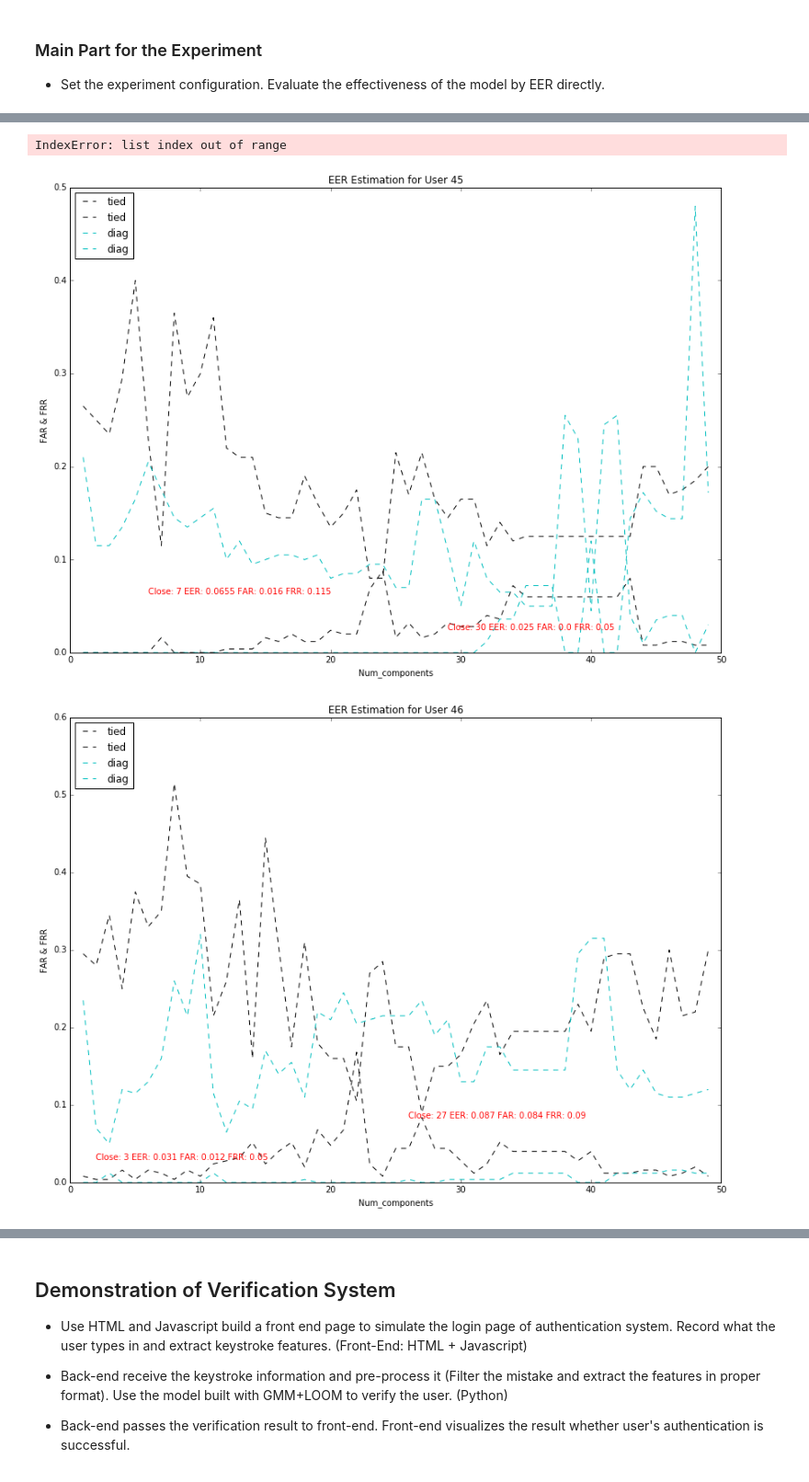
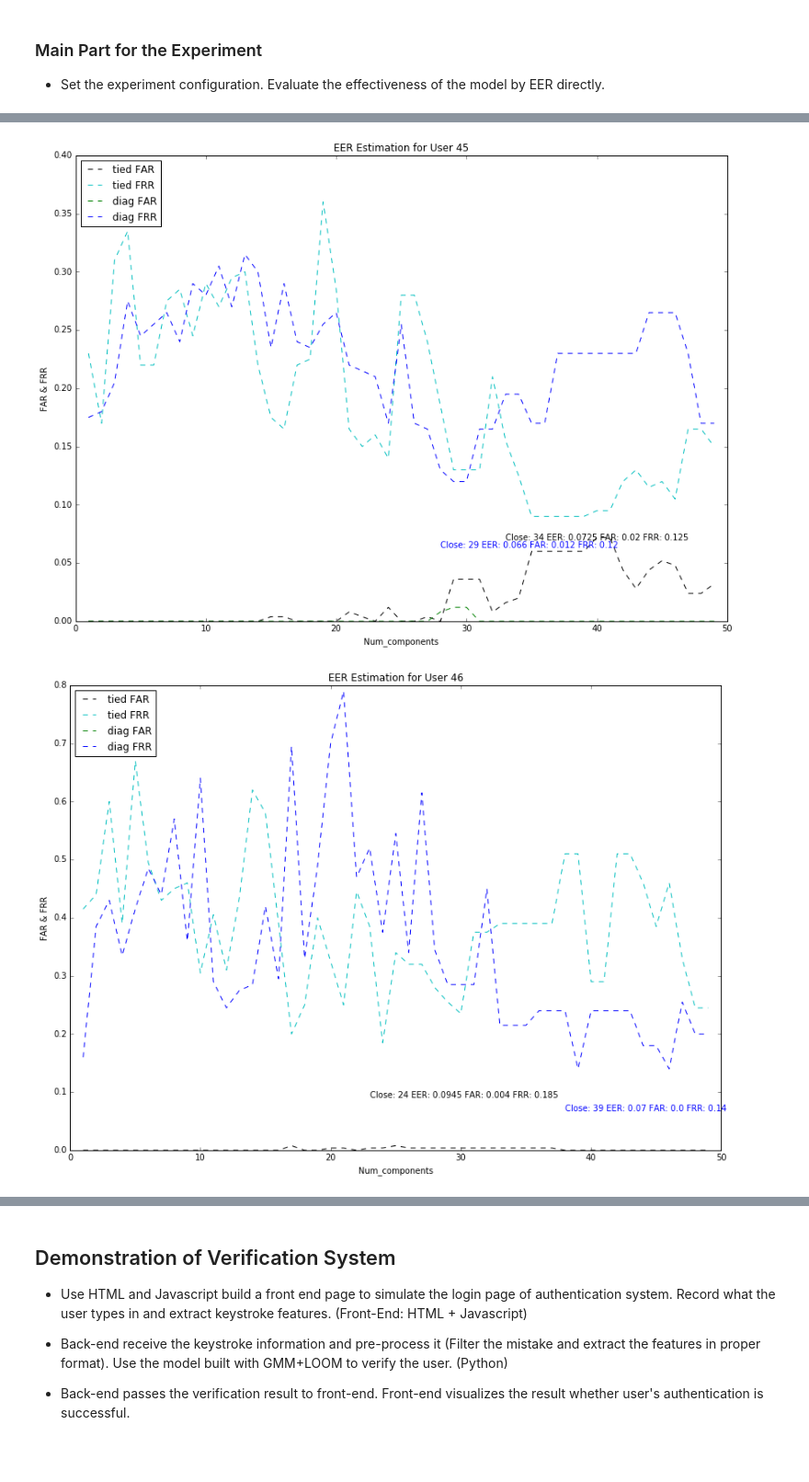
Before and after one commit to pysherlock/KeystrokeWeb, a Jupyter notebook: Demo.ipynb, the cells around one changed output, grey strips where cells are left out. Shown at 92% size. Drawn from its saved outputs; the diff is of its cells as text; code cells hidden in the pictures.

```diff
--- a/Demo.ipynb
+++ b/Demo.ipynb
@@ -484,10 +482,10 @@ sklearn.cross_validation.KFold(n=400, n_folds=2, shuffle=True, random_state=None
 import random;
 from time import clock;
 
-user_range = range(45,50) ##  range of user. Totally 51 users
+user_range = range(45,47) ##  range of user. Totally 51 users
 n_components_range = range(1, 50); ## num_components: 1~50
 K_range = np.arange(0.01, 2.01, 0.02); ## 0.01~1.99, variance is 0.02
-color_list = ['k', 'c', 'g', 'b'];
+color_list = ['k', 'y', 'g', 'b'];
 covariances=['spherical', 'diag', 'full', 'tied'];
 
 ## For debug
@@ -542,7 +540,6 @@ for index_user in user_range: ## Try the first 10 user
             Scores = np.array(Scores).ravel();
             mean = np.mean(Scores);
             std = np.std(Scores);
-            # print "mean: ", mean, " std: ", std;
 
             scores_imposter = [model.score(imposter_user[i].reshape(1,-1)) for i in range(len(imposter_user))];
             scores_genuine = [model.score(genuine_user[i].reshape(1,-1)) for i in range(len(genuine_user))];
@@ -585,7 +582,7 @@ for index_user in user_range: ## Try the first 10 user
             EER.append(eer);
             FAR.append(eer_far);
             FRR.append(eer_frr);
-            plt.text(num_components, eer*1.01, 'K: '+str(eer_k));
+#             plt.text(num_components, eer*1.01, 'K: '+str(eer_k));
 #             plt.text(num_components, eer*1.01, 'K: '+str(eer_k)+' FAR: '+str(eer_far)+' FRR: '+str(eer_frr));
 
         #### End of n_components Loop
@@ -601,7 +598,7 @@ for index_user in user_range: ## Try the first 10 user
 
         plt.plot(n_components_range, EER, '--', color=color, label=covar_type);
         plt.text(opt_pos, min_eer*0.96, 'Optimal: '+str(opt_pos+1)+' EER: '+str(min_eer)
-                 +' FAR: '+str(FAR[opt_pos])+' FRR: '+str(FRR[opt_pos]), color = 'r');
+                 +' FAR: '+str(FAR[opt_pos])+' FRR: '+str(FRR[opt_pos]), color = color);
 
     #### End of covar_type Loop
 
@@ -659,11 +653,11 @@ from time import clock;
 user_range = range(45,47) ##  range of user. Totally 51 users
 n_components_range = range(1, 50); ## num_components: 1~50
 K_range = np.arange(0.01, 2.01, 0.02); ## 0.01~1.99, variance is 0.02
-# color_list = ['k', 'c', 'g', 'b'];
+big_color_list = [['k', 'c'], ['g', 'b']];
 # covariances=['spherical', 'diag', 'full', 'tied'];
 
 ## For debug
-color_list = ['k', 'c'];
+color_list = ['k', 'b'];
 covariances = ['tied','diag'];
 
 Opt_n_components = dict((covar_type, []) for covar_type in covariances);
@@ -690,7 +684,7 @@ for index_user in user_range: ## Try the first 10 user
 
     # Grid search on K, covar_type, n_components (Implemented by myself)
     #### Covar_type Loop
-    for covar_type, color in zip(covariances, color_list):
+    for index_covar, (covar_type, color) in enumerate(zip(covariances, color_list)):
         print "Covar_type: ", covar_type;
         EER, K_Seq = [], [];
         FAR, FRR =[], [];
@@ -761,10 +755,10 @@ for index_user in user_range: ## Try the first 10 user
         Opt_n_components[covar_type].append(opt_pos+1); ## The n_components of the model under this cover_type with minimal EER
         Opt_EER[covar_type].append(min_eer); ## The minimal EER under this cover_type in the n_components range(1,50)
 
-        plt.plot(n_components_range, FAR, '--', color=color, label=covar_type);
-        plt.plot(n_components_range, FRR, '--', color=color, label=covar_type);
+        plt.plot(n_components_range, FAR, '--', color=big_color_list[index_covar][0], label=covar_type+" FAR");
+        plt.plot(n_components_range, FRR, '--', color=big_color_list[index_covar][1], label=covar_type+" FRR");
         plt.text(opt_pos, min_eer*0.96, 'Close: '+str(opt_pos+1)+' EER: '+str(min_eer)
-                 +' FAR: '+str(FAR[opt_pos])+' FRR: '+str(FRR[opt_pos]), color = 'r');
+                 +' FAR: '+str(FAR[opt_pos])+' FRR: '+str(FRR[opt_pos]), color = color);
 
     #### End of covar_type Loop
 
@@ -775,22 +769,22 @@ for index_user in user_range: ## Try the first 10 user
 #### End of User Loop
 
 ## Show the optimal EER of different Users
-plt.figure(figsize=(10, 10));
-bars_eer = [];
-for index, (covar_type, color) in enumerate(zip(covariances, color_list)):
-    xpos = np.array(user_range)+.2*index;
-    bars_eer.append((plt.bar(xpos, Opt_EER[covar_type], width=.2, color=color)));
-    plt.plot(np.array(user_range)+.2*index, Opt_EER[covar_type], '--', color=color, label=covar_type);
+# plt.figure(figsize=(10, 10));
+# bars_eer = [];
+# for index, (covar_type, color) in enumerate(zip(covariances, color_list)):
+#     xpos = np.array(user_range)+.2*index;
+#     bars_eer.append((plt.bar(xpos, Opt_EER[covar_type], width=.2, color=color)));
+#     plt.plot(np.array(user_range)+.2*index, Opt_EER[covar_type], '--', color=color, label=covar_type);
 
-    for i in range(len(xpos)):
-        plt.text(xpos[i], Opt_EER[covar_type][i]*1.01, 'Num_components: '+str(Opt_n_components[covar_type][i])
-                 +' K: '+str(Opt_K[covar_type][i]), fontsize=14);
+#     for i in range(len(xpos)):
+#         plt.text(xpos[i], Opt_EER[covar_type][i]*1.01, 'Num_components: '+str(Opt_n_components[covar_type][i])
+#                  +' K: '+str(Opt_K[covar_type][i]), fontsize=14);
 
 
-plt.title("FAR&FRR with different num_components with the same K_LOOM of Different Users");
-plt.xlabel("User Index");
-plt.ylabel("FAR & FRR");
-plt.legend(loc='upper right');
+# plt.title("FAR&FRR with different num_components with the same K_LOOM of Different Users");
+# plt.xlabel("User Index");
+# plt.ylabel("FAR & FRR");
+# plt.legend(loc='upper right');
 # %% [output]
 Processing on User  45
 sklearn.cross_validation.KFold(n=400, n_folds=2, shuffle=True, random_state=None)
@@ -809,3 +803,2 @@ Time interval:  20.194860517
-IndexError: list index out of range
-[figure, old version]
+[figure, new version]
-[figure, old version]
+[figure, new version]
```
Also changed, not shown: parts of 5 cells of this notebook, 7 other files.
